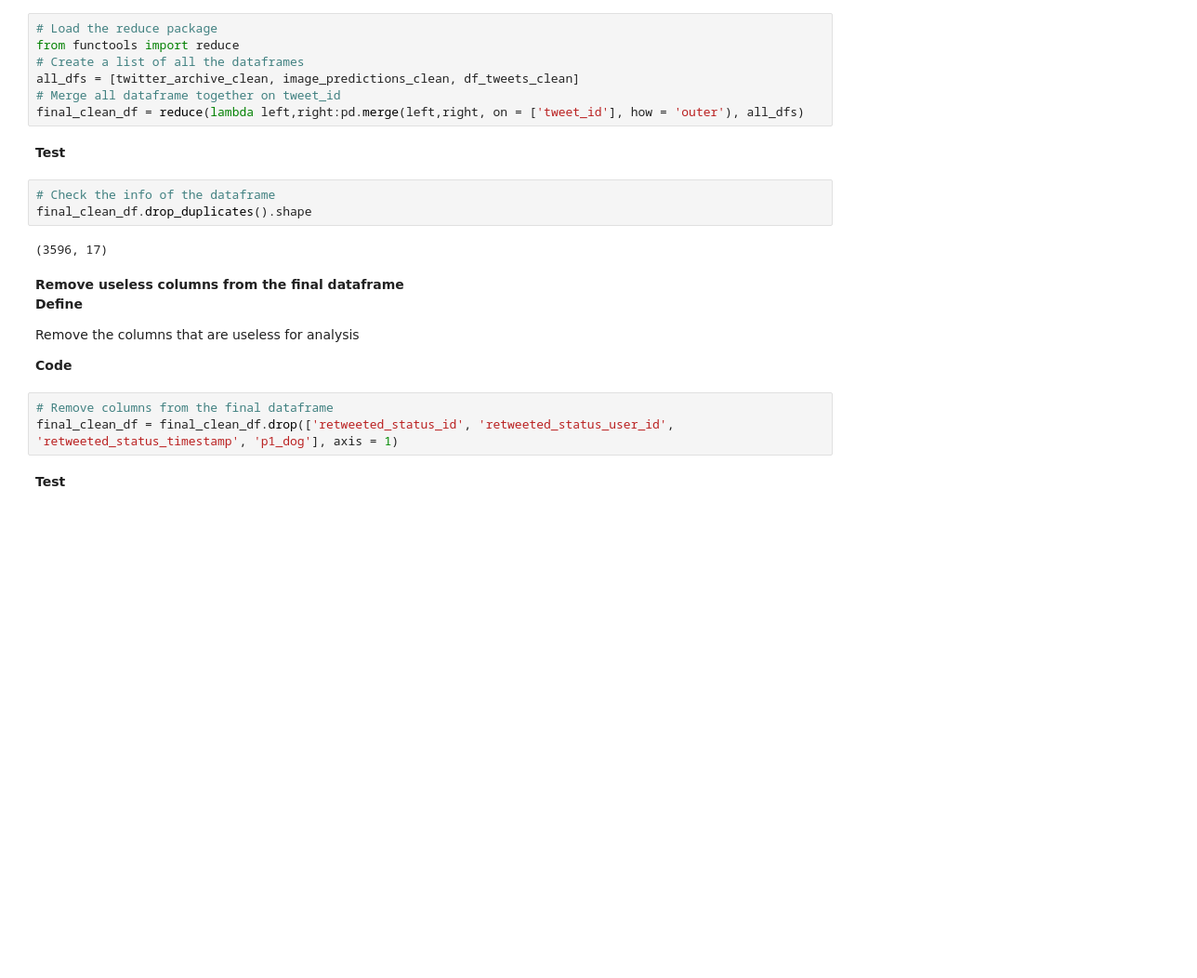
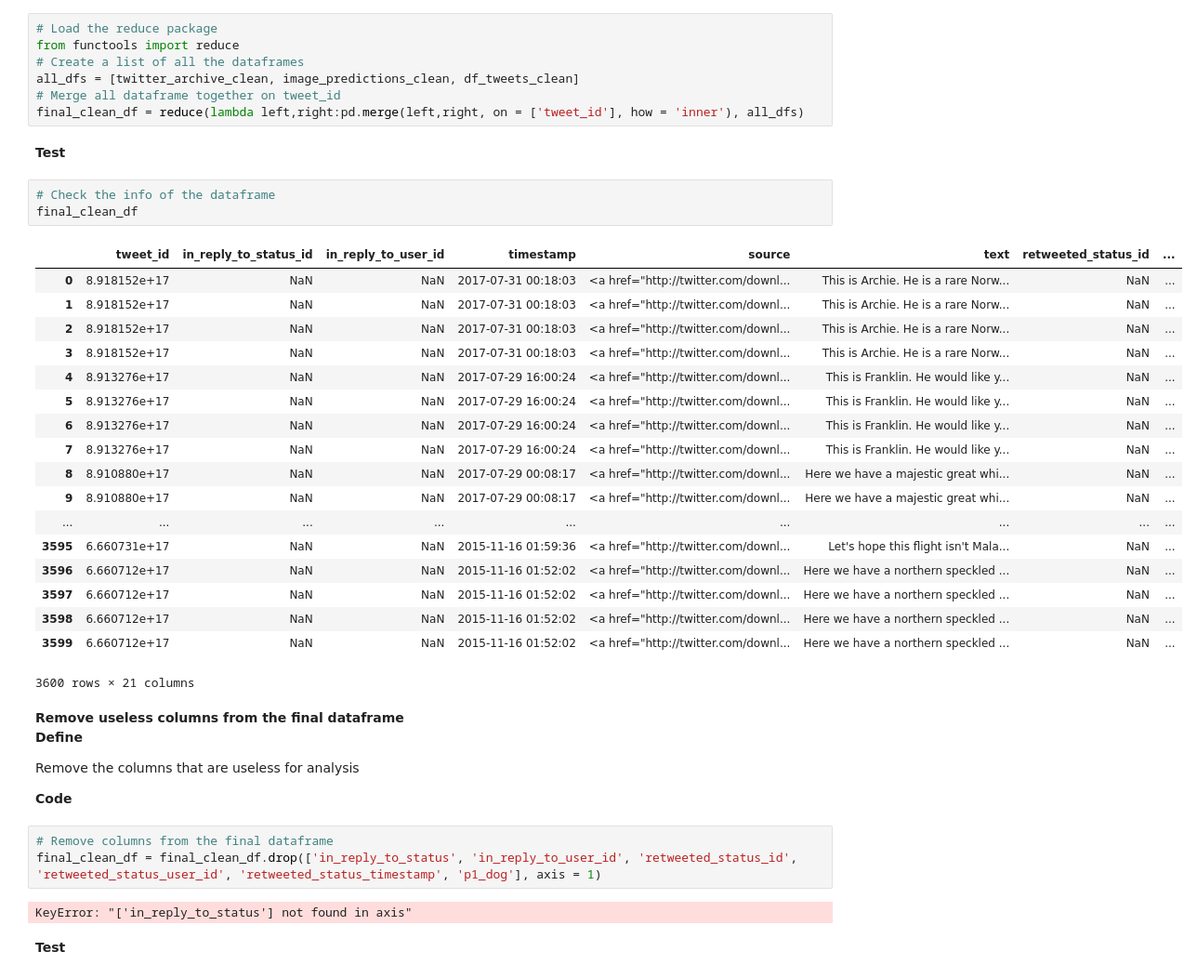
Before and after one commit to furawa/Data_Analyst_Udacity_Projects, a Jupyter notebook: 04_Data_Wrangling/wrangle_act.ipynb, the cells around one changed output. Shown at 93% size. Cells and saved outputs as stored; diff of their text form; blank space fills up the shorter version.

Commit message:
Remove other 2 useless columns from the final dataframe

```diff
--- a/04_Data_Wrangling/wrangle_act.ipynb
+++ b/04_Data_Wrangling/wrangle_act.ipynb
@@ -631,14 +629,31 @@ from functools import reduce
 # Create a list of all the dataframes
 all_dfs = [twitter_archive_clean, image_predictions_clean, df_tweets_clean]
 # Merge all dataframe together on tweet_id
-final_clean_df = reduce(lambda left,right:pd.merge(left,right, on = ['tweet_id'], how = 'outer'), all_dfs)
+final_clean_df = reduce(lambda left,right:pd.merge(left,right, on = ['tweet_id'], how = 'inner'), all_dfs)
 # %% [markdown]
 **Test**
 # %%
 # Check the info of the dataframe
-final_clean_df.drop_duplicates().shape
+final_clean_df
 # %% [output]
+|  | tweet_id | in_reply_to_status_id | in_reply_to_user_id | timestamp | source | text | retweeted_status_id | ... |
+| 0 | 8.918152e+17 | NaN | NaN | 2017-07-31 00:18:03 | <a href="http://twitter.com/downl... | This is Archie. He is a rare Norw... | NaN | ... |
+| 1 | 8.918152e+17 | NaN | NaN | 2017-07-31 00:18:03 | <a href="http://twitter.com/downl... | This is Archie. He is a rare Norw... | NaN | ... |
+| 2 | 8.918152e+17 | NaN | NaN | 2017-07-31 00:18:03 | <a href="http://twitter.com/downl... | This is Archie. He is a rare Norw... | NaN | ... |
+| 3 | 8.918152e+17 | NaN | NaN | 2017-07-31 00:18:03 | <a href="http://twitter.com/downl... | This is Archie. He is a rare Norw... | NaN | ... |
+| 4 | 8.913276e+17 | NaN | NaN | 2017-07-29 16:00:24 | <a href="http://twitter.com/downl... | This is Franklin. He would like y... | NaN | ... |
+| 5 | 8.913276e+17 | NaN | NaN | 2017-07-29 16:00:24 | <a href="http://twitter.com/downl... | This is Franklin. He would like y... | NaN | ... |
+| 6 | 8.913276e+17 | NaN | NaN | 2017-07-29 16:00:24 | <a href="http://twitter.com/downl... | This is Franklin. He would like y... | NaN | ... |
+| 7 | 8.913276e+17 | NaN | NaN | 2017-07-29 16:00:24 | <a href="http://twitter.com/downl... | This is Franklin. He would like y... | NaN | ... |
+| 8 | 8.910880e+17 | NaN | NaN | 2017-07-29 00:08:17 | <a href="http://twitter.com/downl... | Here we have a majestic great whi... | NaN | ... |
+| 9 | 8.910880e+17 | NaN | NaN | 2017-07-29 00:08:17 | <a href="http://twitter.com/downl... | Here we have a majestic great whi... | NaN | ... |
+| ... | ... | ... | ... | ... | ... | ... | ... | ... |
+| 3595 | 6.660731e+17 | NaN | NaN | 2015-11-16 01:59:36 | <a href="http://twitter.com/downl... | Let's hope this flight isn't Mala... | NaN | ... |
+| 3596 | 6.660712e+17 | NaN | NaN | 2015-11-16 01:52:02 | <a href="http://twitter.com/downl... | Here we have a northern speckled ... | NaN | ... |
+| 3597 | 6.660712e+17 | NaN | NaN | 2015-11-16 01:52:02 | <a href="http://twitter.com/downl... | Here we have a northern speckled ... | NaN | ... |
+| 3598 | 6.660712e+17 | NaN | NaN | 2015-11-16 01:52:02 | <a href="http://twitter.com/downl... | Here we have a northern speckled ... | NaN | ... |
+| 3599 | 6.660712e+17 | NaN | NaN | 2015-11-16 01:52:02 | <a href="http://twitter.com/downl... | Here we have a northern speckled ... | NaN | ... |
-(3596, 17)
+3600 rows × 21 columns
 # %% [markdown]
 **Remove useless columns from the final dataframe**
 **Define**
@@ -648,7 +663,9 @@ Remove the columns that are useless for analysis
 **Code**
 # %%
 # Remove columns from the final dataframe
-final_clean_df = final_clean_df.drop(['retweeted_status_id', 'retweeted_status_user_id', 'retweeted_status_timestamp', 'p1_dog'], axis = 1)
+final_clean_df = final_clean_df.drop(['in_reply_to_status', 'in_reply_to_user_id', 'retweeted_status_id', 'retweeted_status_user_id', 'retweeted_status_timestamp', 'p1_dog'], axis = 1)
+# %% [output]
+KeyError: "['in_reply_to_status'] not found in axis"
 # %% [markdown]
 **Test**
 # %%
```
Also changed, not shown: parts of 2 cells of this notebook.
